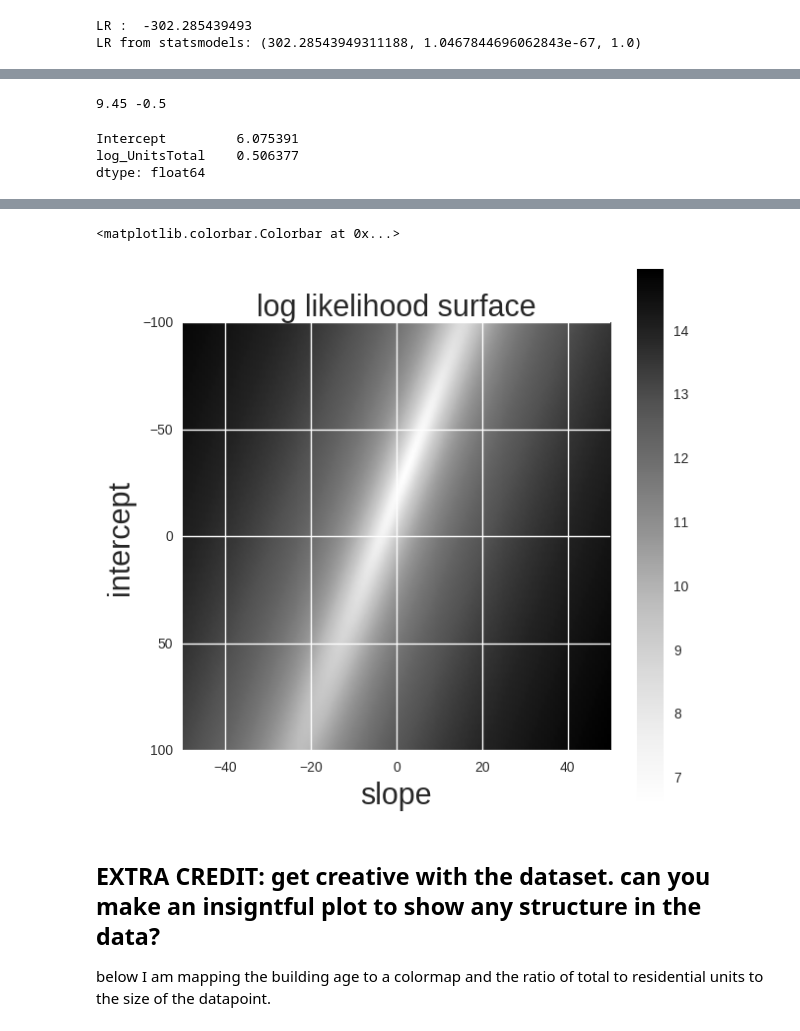
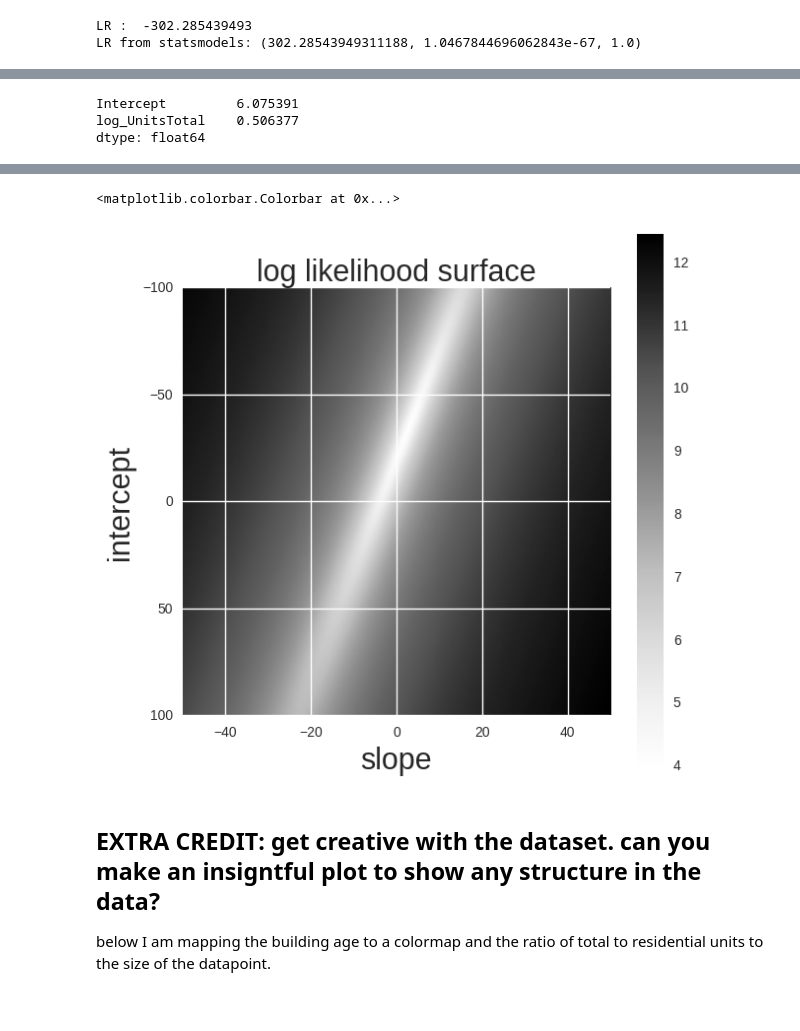
Before and after one commit to kayzhou22/PUI2016_zz1598, a Jupyter notebook: HW6_zz1598/HW6_1_zz1598.ipynb, the cells around one changed output, grey strips where cells are left out. Cells and saved outputs as stored; diff of their text form; code cells hidden in the pictures.

```diff
--- a/HW6_zz1598/HW6_1_zz1598.ipynb
+++ b/HW6_zz1598/HW6_1_zz1598.ipynb
@@ -731,10 +736,3 @@ You can plot a surface (a 2D array) with pl.imshow(Lsurface) as a "heatmap" but
-# %%
-A=np.random.poisson(lam=10,size=20)
-B=np.arange(-10, 10, 1)
-
-print(mean(A),mean(B))
-# %% [output]
-9.45 -0.5
 # %%
 lm_lgEU.params
 # %% [output]
@@ -747,12 +742,15 @@ def CalcResidual(X, Y, slope, intcpt, X_ori):
+# %%
+error = 1/2 * bblnrgdata_cut_lg['log_total_energy']
 # %%
-nx, ny = (150,150)
-xx = np.linspace(-10, 10, nx, endpoint=True)
-yy = np.linspace(1, 16, ny, endpoint=True)
+ns, ni = 150,150
+slope = np.linspace(-10, 10, ns)
+intercpt = np.linspace(1, 16, ni)
 
-x_vec, y_vec = np.meshgrid(xx, yy)
+s_vec, i_vec = np.meshgrid(slope, intercpt)
 
-Lsurface = np.zeros((len(xx), len(yy)))
-print (x_vec, y_vec)
+Lsurface = np.zeros((len(slope), len(intercpt)))   #using loop
+Lsurface2 = np.zeros((len(slope), len(intercpt)))  #using np.vectorize
+print (s_vec, i_vec)
 # %% [output]
 [[-10.          -9.86577181  -9.73154362 ...,   9.73154362   9.86577181
    10.        ]
@@ -779,13 +783,25 @@ for x in xrange(Lsurface.shape[0]):
+# %%
+# Using np.ectorize
+
+IV = bblnrgdata_cut_lg.log_UnitsTotal
+DV = bblnrgdata_cut_lg.log_total_energy
+
+def CalcResidual2(slope, intercept):
+    return sum(((DV - (IV * slope + intercept))**2)/error**2)
+
+Lsurface2 = np.vectorize(CalcResidual2)(s_vec, i_vec).reshape(len(s_vec), len(i_vec))
 # %%
+# Plot for Lsurface2 (the same as Lsurface)
+
 pl.figure(figsize=(7,7))
 pl.title ("log likelihood surface", fontsize = 22)
-pl.imshow(np.log(Lsurface), extent = [-50,50,100,-100], aspect=0.5)
+pl.imshow(np.log(Lsurface2), extent = [-50,50,100,-100], aspect=0.5)
 pl.xlabel('slope', fontsize = 22)
 pl.ylabel('intercept', fontsize = 22)
 pl.colorbar()
 # %% [output]
 <matplotlib.colorbar.Colorbar at 0x...>
-[figure, old version]
+[figure, new version]
 # %% [markdown]
 ## EXTRA CREDIT: get creative with the dataset. can you make an insigntful plot to show any structure in the data?
 
```
Also changed, not shown: parts of 20 cells of this notebook, 1 other file.
